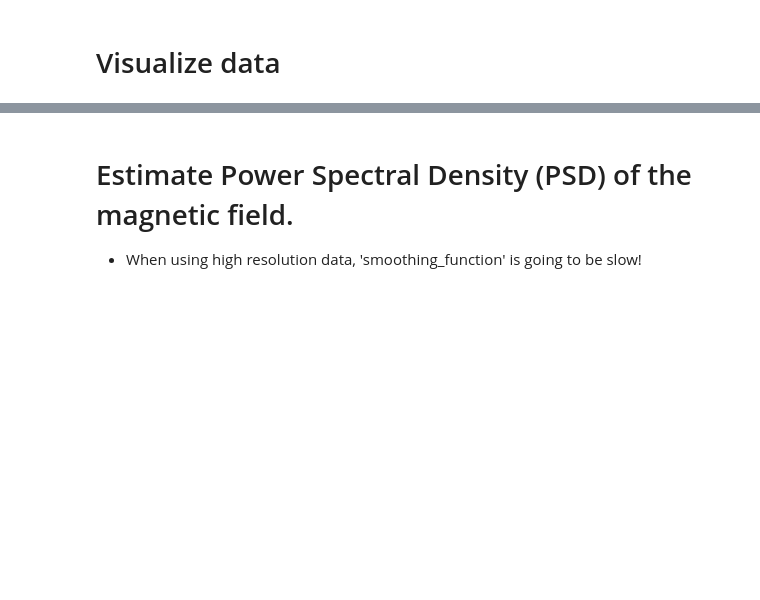
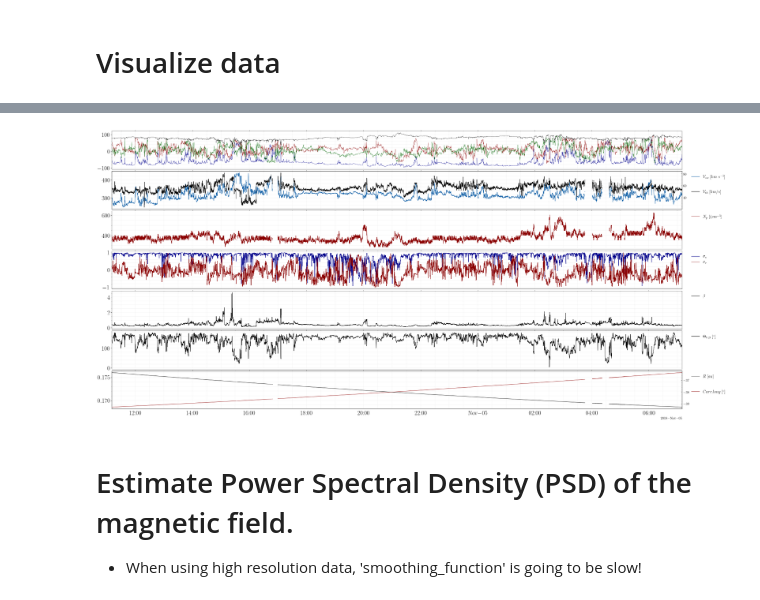
Before and after one commit to nsioulas/MHDTurbPy, a Jupyter notebook: Notebooks_Examples/Load_Clean_Analyze.ipynb, the cells around one changed output, grey strips where cells are left out. Drawn from its saved outputs; the diff is of its cells as text; code cells hidden in the pictures; blank space fills up the shorter version.

```diff
--- a/Notebooks_Examples/Load_Clean_Analyze.ipynb
+++ b/Notebooks_Examples/Load_Clean_Analyze.ipynb
@@ -238,0 +259,23 @@ final resol 60000ms
+# %%
+# user defined parameters
+size              = 21                                    # labels etc
+inset_f_size      = 20                                    # Not needed
+numb_subplots     = 7                                     # number os subplots
+my_dir            = '/Users/nokni/work/MHDTurbPy/example' #
+format_2_return   = "%Y_%m_%d"                            # Format to save figures
+res_rate          = 10                                     # Resample timeseries [seconds]
+
+
+figs.visualize_downloaded_intervals(
+                                  sc                         ,
+                                  final['Par']['V_resampled'],
+                                  final['Mag']['B_resampled'],
+                                  rolling_window             ,
+                                  res_rate,
+                                  my_dir,
+                                  format_2_return ="%Y_%m_%d",  #
+                                  size             = 21,
+                                  inset_f_size     = 20,
+                                  numb_subplots    = 7
+                                 )
+# %% [output]
@@ -239,3 +283,4 @@ final resol 60000ms
+[figure, added]
 # %% [markdown]
 # Estimate Power Spectral Density (PSD) of the magnetic field.
  - When using high resolution data, 'smoothing_function' is going to be slow!
```
Also changed, not shown: parts of 6 cells of this notebook, 45 other files.
